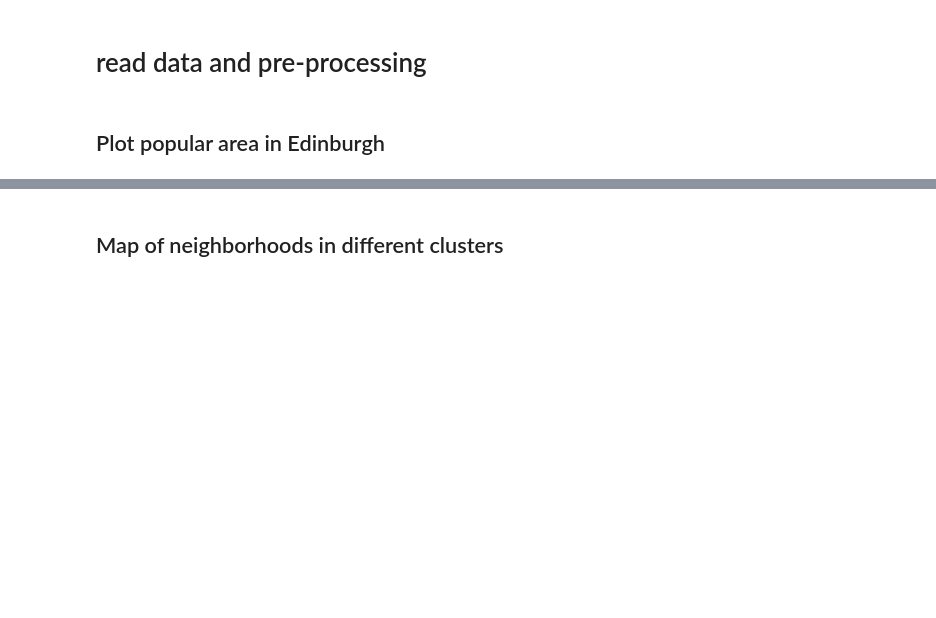
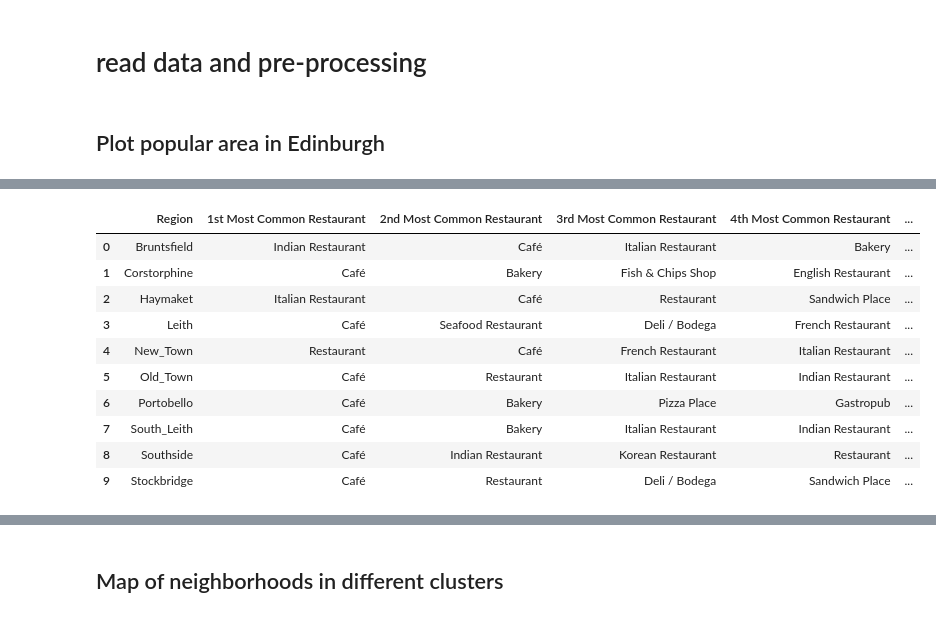
Before and after one commit to wleetak/Coursera_Capstone, a Jupyter notebook: Restaurant.ipynb, the cells around one changed output, grey strips where cells are left out. Saved outputs shown, nothing was run; the diff lists cells and outputs as text; code cells hidden in the pictures; blank space fills up the shorter version.

```diff
--- a/Restaurant.ipynb
+++ b/Restaurant.ipynb
@@ -285,0 +296,41 @@ NameError: name 'edi_data' is not defined
+# %%
+edi_grouped = edi_onehot.groupby('Region').mean().reset_index()
+
+def return_most_common_venues(row, num_top_venues):
+    row_categories = row.iloc[1:]
+    row_categories_sorted = row_categories.sort_values(ascending=False)
+
+    return row_categories_sorted.index.values[0:num_top_venues]
+
+num_top_venues = 10
+
+indicators = ['st', 'nd', 'rd']
+
+# create columns according to number of top venues
+columns = ['Region']
+for ind in np.arange(num_top_venues):
+    try:
+        columns.append('{}{} Most Common Restaurant'.format(ind+1, indicators[ind]))
+    except:
+        columns.append('{}th Most Common Restaurant'.format(ind+1))
+
+# create a new dataframe
+neighborhoods_venues_sorted = pd.DataFrame(columns=columns)
+neighborhoods_venues_sorted['Region'] = edi_grouped['Region']
+
+for ind in np.arange(edi_grouped.shape[0]):
+    neighborhoods_venues_sorted.iloc[ind, 1:] = return_most_common_venues(edi_grouped.iloc[ind, :], num_top_venues)
+
+neighborhoods_venues_sorted.head(10)
+# %% [output]
+|  | Region | 1st Most Common Restaurant | 2nd Most Common Restaurant | 3rd Most Common Restaurant | 4th Most Common Restaurant | ... |
+| 0 | Bruntsfield | Indian Restaurant | Café | Italian Restaurant | Bakery | ... |
+| 1 | Corstorphine | Café | Bakery | Fish & Chips Shop | English Restaurant | ... |
+| 2 | Haymaket | Italian Restaurant | Café | Restaurant | Sandwich Place | ... |
+| 3 | Leith | Café | Seafood Restaurant | Deli / Bodega | French Restaurant | ... |
+| 4 | New_Town | Restaurant | Café | French Restaurant | Italian Restaurant | ... |
+| 5 | Old_Town | Café | Restaurant | Italian Restaurant | Indian Restaurant | ... |
+| 6 | Portobello | Café | Bakery | Pizza Place | Gastropub | ... |
+| 7 | South_Leith | Café | Bakery | Italian Restaurant | Indian Restaurant | ... |
+| 8 | Southside | Café | Indian Restaurant | Korean Restaurant | Restaurant | ... |
+| 9 | Stockbridge | Café | Restaurant | Deli / Bodega | Sandwich Place | ... |
```
Also changed, not shown: parts of 52 cells of this notebook.
